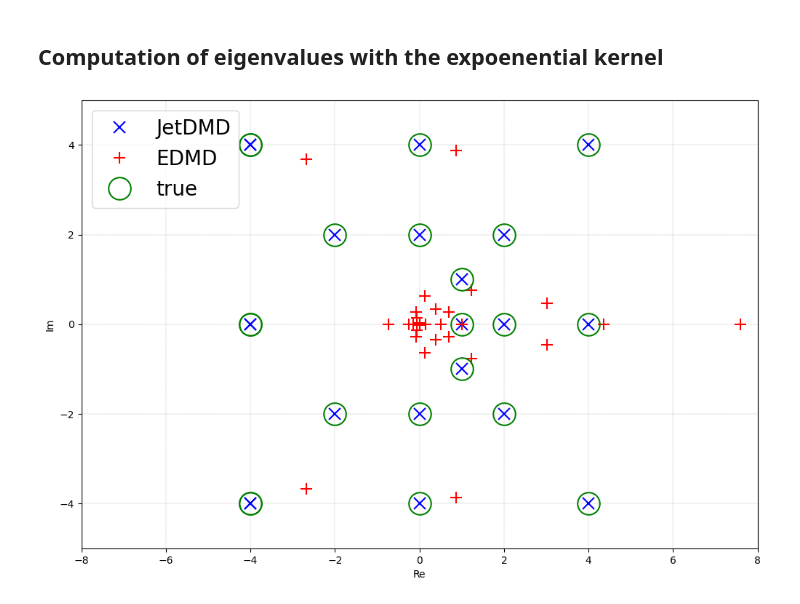
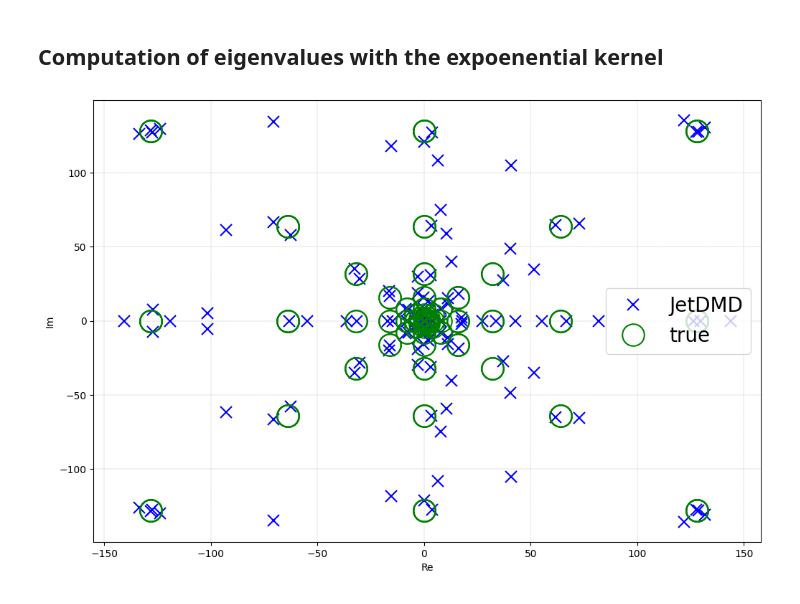
Before and after one commit to 1sa014kawa/JetDMD, a Jupyter notebook: Algorithm1.ipynb, the cells around one changed output. Drawn from its saved outputs; the diff is of its cells as text; code cells hidden in the pictures.

```diff
--- a/Algorithm1.ipynb
+++ b/Algorithm1.ipynb
@@ -12,11 +12,11 @@ from functions import *
 ## Computation of eigenvalues with the expoenential kernel
 # %%
 d = 2 # dimension
-m = 5
-n = 10
+m = 15
+n = 30
 rm = comb(m+d,d, exact = True) # dimension of V_{p,m}
 rn = comb(n+d,d, exact = True) # dimension of V_{p,n}
-N = 100 # number of sample
+N = 5*rn # number of sample
 
 # Uniformly random sapmling from [-1,1]^2
 X = 2*np.random.rand(d,N) - 1
@@ -34,39 +34,43 @@ b = p #shift parameter of the exponential kernel
 V_mY = constV_exp(Y, p, m, sigma_kernel, b) #V_m^Y
 V_nX = constV_exp(X, p, n, sigma_kernel, b) #V_n^X
 
+VXproj, VYproj = data_projection(V_nX, V_mY)
+
+
 # Computation of the estimated Perron-Frobenius operator (output of Algorithm 1)
-C_JetDMD = (V_mY@(np.linalg.pinv(V_nX)))[:,:rm]
+# C_JetDMD = (V_mY@(np.linalg.pinv(V_nX)))[:,:rm]
+C_JetDMD = VYproj@np.linalg.pinv(VXproj)
 
 # Computation of eigenvalues of the objective matrices
 evals_estimated_JetDMD, _ = np.linalg.eig(C_JetDMD)
 
 # Computation of the objective matrix and its eigenvalues in EDMD
 V_nY = constV_exp(Y, p, n, sigma_kernel, b)
 C_EDMD = (V_nY@(np.linalg.pinv(V_nX)))
 evals_estimated_EDMD, _ = np.linalg.eig(C_EDMD)
 
 # Jacobian matrix of the dynamical system at 0
 dfp=jacmat(p,f_intro)
 
 # eigenvalues of the Jacobian matrix of the dynamical system at 0
 eval_dfp=np.linalg.eig(dfp)[0][0]
 
 # make the array of multiplications of eigenvalues
 evals_true =np.array([np.prod(ell, axis=0) for ell in combinations_with_replacement([1 + 0j] + list(eval_dfp),m)])
 
 # Figure 1 in Introduction
 plt.rc('axes', titlesize=20)
 plt.rc('legend', fontsize=20)
 ax=plt.figure(figsize=(12,8)).add_subplot()
 ax.grid(True, linestyle='--', color='k', linewidth=0.1)
 ax.plot(evals_estimated_JetDMD.real, evals_estimated_JetDMD.imag,  'x', c='blue', markersize=12, markeredgewidth=1.5, label='JetDMD')
-ax.plot(evals_estimated_EDMD.real, evals_estimated_EDMD.imag,  '+', c='red', markersize=12, markeredgewidth=1.5, label='EDMD')
+# ax.plot(evals_estimated_EDMD.real, evals_estimated_EDMD.imag,  '+', c='red', markersize=12, markeredgewidth=1.5, label='EDMD')
 ax.plot(evals_true.real, evals_true.imag, 'go', alpha=1, markerfacecolor='none', markersize=22, markeredgewidth=1.5, label='true')
-ax.set_xlim(-8,8)
-ax.set_ylim(-5,5)
+# ax.set_xlim(-16,16)
+# ax.set_ylim(-10,10)
 ax.set_xlabel('Re')
 ax.set_ylabel('Im')
 ax.legend()
 plt.show()
 # %% [output]
-[figure, old version]
+[figure, new version]
```
Also changed, not shown: 4 other files.
